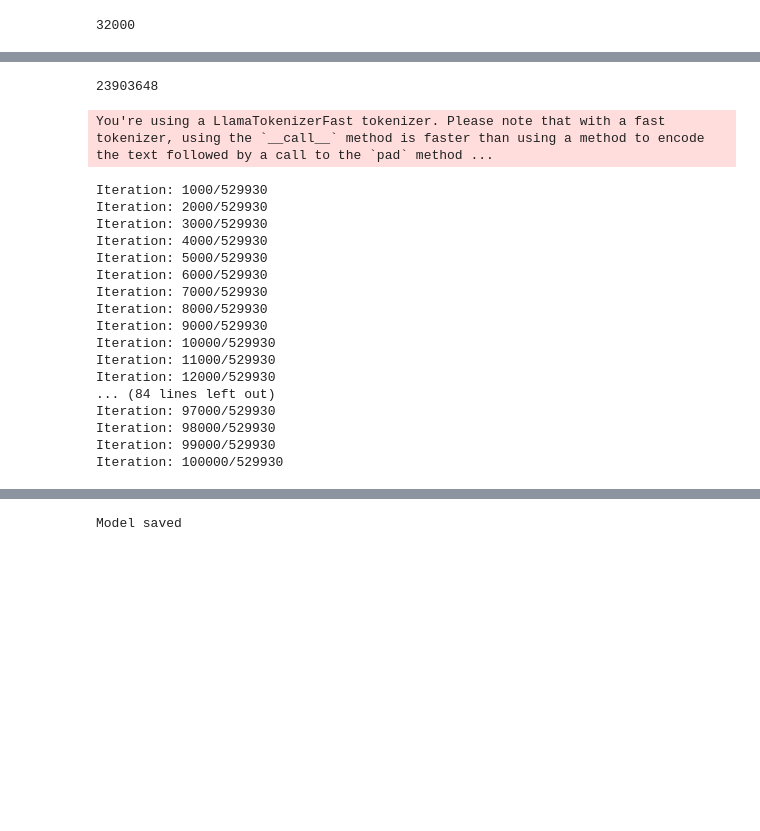
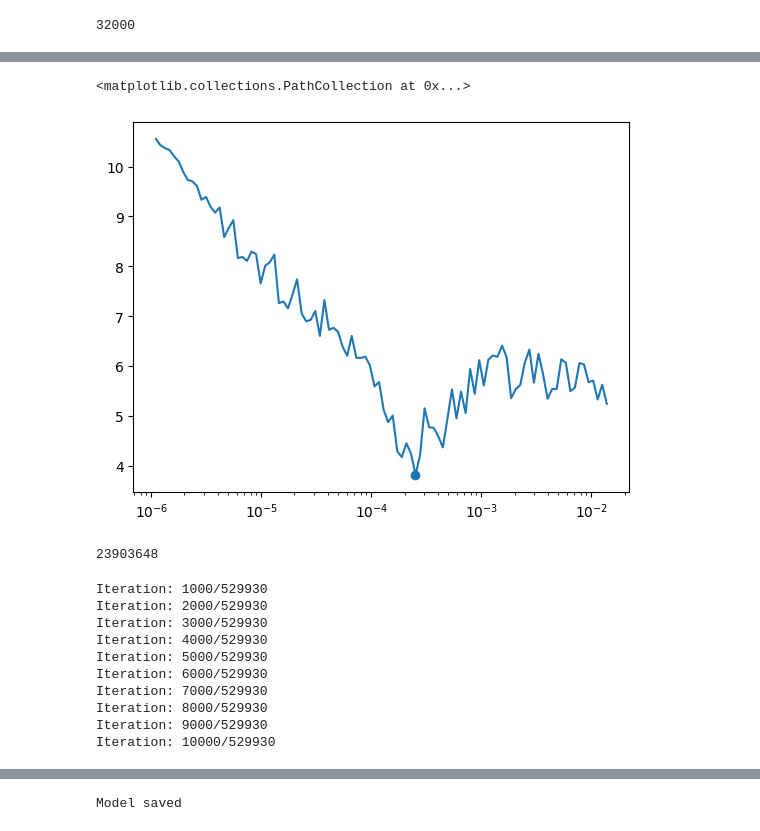
Before and after one commit to Scottskim30/ESE546Project, a Jupyter notebook: transformer.ipynb, the cells around one changed output, grey strips where cells are left out. Cells and saved outputs as stored; diff of their text form; code cells hidden in the pictures; blank space fills up the shorter version.

```diff
--- a/transformer.ipynb
+++ b/transformer.ipynb
@@ -35,7 +33,7 @@ print(os.path.isdir(tokenized_dataset_path))
 def tokenization(example):
     from transformers import AutoTokenizer
     # tokenizer = AutoTokenizer.from_pretrained("EleutherAI/gpt-neo-125M")
-    tokenizer = AutoTokenizer.from_pretrained("mistralai/Mistral-7B-v0.1")
+    tokenizer = AutoTokenizer.from_pretrained("mistralai/Mistral-7B-Instruct-v0.1")
     # tokenizer.pad_token = tokenizer.eos_token
     tokenizer.pad_token = tokenizer.eos_token
     return tokenizer(example['text'], truncation=True)
@@ -49,7 +47,7 @@ def chunk_examples(examples):
 
 def generate_tokenized_dataset(train: bool=True) -> DataLoader:
     # tokenizer = AutoTokenizer.from_pretrained("EleutherAI/gpt-neo-125M")
-    tokenizer = AutoTokenizer.from_pretrained("mistralai/Mistral-7B-v0.1")
+    tokenizer = AutoTokenizer.from_pretrained("mistralai/Mistral-7B-Instruct-v0.1")
     tokenizer.pad_token = tokenizer.eos_token
     if train:
         dataset_type = "train"
@@ -59,6 +57,8 @@ def generate_tokenized_dataset(train: bool=True) -> DataLoader:
         dataset_type = "test"
         tokenized_dataset_folder = 'tokenized_validation_dataset'
         tokenized_dataset_path = os.getcwd() + '/tokenized_validation_dataset'
+
+    print(os.getcwd())
 
     if os.path.isdir(tokenized_dataset_path):
         tokenized_entries = datasets.load_from_disk(tokenized_dataset_folder)
@@ -81,8 +81,8 @@ False
 # %%
 from transformers import AutoTokenizer
 # tokenizer = AutoTokenizer.from_pretrained("EleutherAI/gpt-neo-125M")
-tokenizer = AutoTokenizer.from_pretrained("mistralai/Mistral-7B-v0.1")
-# tokenizer.pad_token = tokenizer.eos_token
+tokenizer = AutoTokenizer.from_pretrained("mistralai/Mistral-7B-Instruct-v0.1")
+tokenizer.pad_token = tokenizer.eos_token
 
 train_loader = generate_tokenized_dataset(True)
 # %% [output]
@@ -190,7 +198,7 @@ class TransformerModel(nn.Module):
     def forward(self, x):
         x = self.embedding(x)
         x = self.pos_encoder(x)
-        mask = self.generate_square_subsequent_mask(len(x)).to(device)
+        mask = self.generate_square_subsequent_mask(len(x[0])).to(device)
         x = x.permute(1,0,2)
         x = self.transformer(x, mask)
         x = x.permute(1,0,2)
@@ -220,0 +258,21 @@ class PositionalEncoding(nn.Module):
+# %%
+losses = np.zeros(100)
+all_lrs = np.zeros(100)
+for i in range(10):
+    print(i)
+    num_heads = 6
+    num_layers = 6
+    transformer_model = TransformerModel(input_feature_dim, hidden_size-(hidden_size%num_heads), num_heads=num_heads, num_layers=num_layers).to(device)
+    # transformer_model = TransformerModel(input_feature_dim, int(input_feature_dim/2) - (int(input_feature_dim/2) % 4)).to(device)
+    pad_token = tokenizer.encode(tokenizer.pad_token)[0]
+    criterion = nn.CrossEntropyLoss(ignore_index=pad_token)
+    optimizer = optim.AdamW(transformer_model.parameters(), lr = 0.00001, betas=(0.9, 0.95))
+    scheduler = optim.lr_scheduler.ExponentialLR(optimizer, gamma=1.1)
+
+
+    loss, lrs = trainLR(transformer_model, optimizer, criterion, train_loader, scheduler)
+    losses += np.array(loss)
+    all_lrs = np.array(lrs)
+
+losses /= 10
+all_lrs /= 10
@@ -220,0 +290,8 @@ class PositionalEncoding(nn.Module):
+# %%
+fig1, ax1 = plt.subplots()
+ax1.set_xscale('log')
+ax1.plot(all_lrs, losses)
+ax1.scatter(0.00025, np.amin(losses))
+# %% [output]
+<matplotlib.collections.PathCollection at 0x...>
+[figure, added]
@@ -270,6 +356,7 @@ training_error_values = []
 validation_loss_values = []
 validation_error_values = []
 x_vals = []
+lrs = []
 x_val = 1
 validation_x_vals = []
 num_validation_seq = 5
@@ -287,6 +374,10 @@ for epoch in range(num_epochs):
         #              use_cuda=torch.cuda.is_available()) as prof:
     # for i, input in enumerate(batches):
             # input = input['text']
+            lr = customScheduler(i, 0.000025, 1)
+            lrs.append(lr)
+            for g in optimizer.param_groups:
+                g[lr] = lr
             sequence = torch.tensor(input['input_ids']).to(device)
             # attn_mask = torch.tensor(input['attention_mask'])[:, 1:].to(device)
             # print(attn_mask.shape)
@@ -338,7 +429,7 @@ for epoch in range(num_epochs):
             if (x_val % 1000) == 0:
                 transformer_model.eval()
                 print('Iteration: {}/{}'.format(x_val, len(train_loader)))
-                scheduler.step()
+                # scheduler.step()
 
                 # test_loss_accumulator = 0
                 # test_error_accumulator = 0
@@ -363,7 +454,7 @@ for epoch in range(num_epochs):
                 # validation_error_values.append((test_error_accumulator/num_validation_seq))
                 # validation_x_vals.append(x_val)
 
-            if x_val==100000:
+            if x_val==10600:
                 break
 
             x_val +=1
@@ -372,21 +463,13 @@ for epoch in range(num_epochs):
         # print(prof.key_averages().table(sort_by="cuda_time_total"))
             # scheduler.step()
 # %% [output]
-You're using a LlamaTokenizerFast tokenizer. Please note that with a fast tokenizer, using the `__call__` method is faster than using a method to encode the text followed by a call to the `pad` method ...
+Iteration: 1000/529930
+Iteration: 2000/529930
+Iteration: 3000/529930
+Iteration: 4000/529930
+Iteration: 5000/529930
+Iteration: 6000/529930
+Iteration: 7000/529930
+Iteration: 8000/529930
+Iteration: 9000/529930
+Iteration: 10000/529930
-Iteration: 1000/529930
-Iteration: 2000/529930
-Iteration: 3000/529930
-Iteration: 4000/529930
-Iteration: 5000/529930
-Iteration: 6000/529930
-Iteration: 7000/529930
-Iteration: 8000/529930
-Iteration: 9000/529930
-Iteration: 10000/529930
-Iteration: 11000/529930
-Iteration: 12000/529930
-... (84 lines left out)
-Iteration: 97000/529930
-Iteration: 98000/529930
-Iteration: 99000/529930
-Iteration: 100000/529930
```
Also changed, not shown: parts of 11 cells of this notebook.
